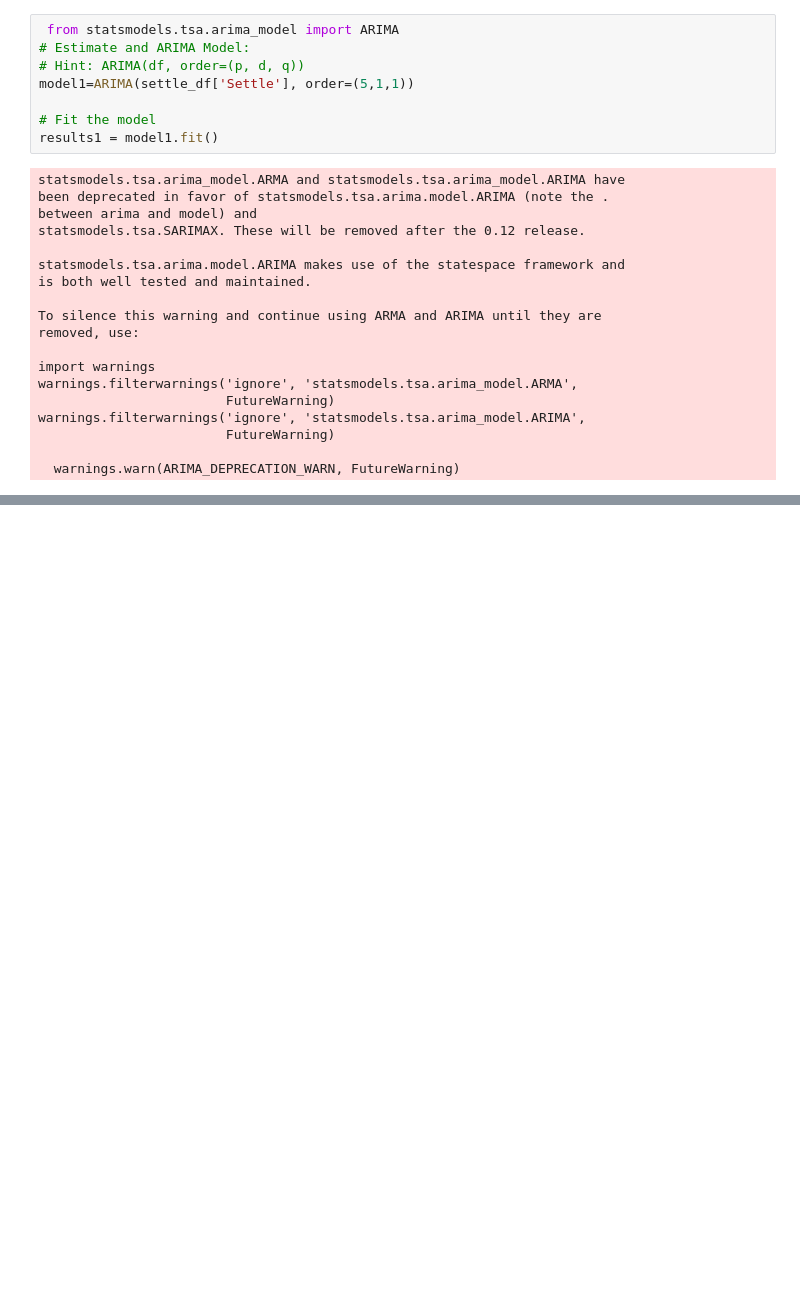
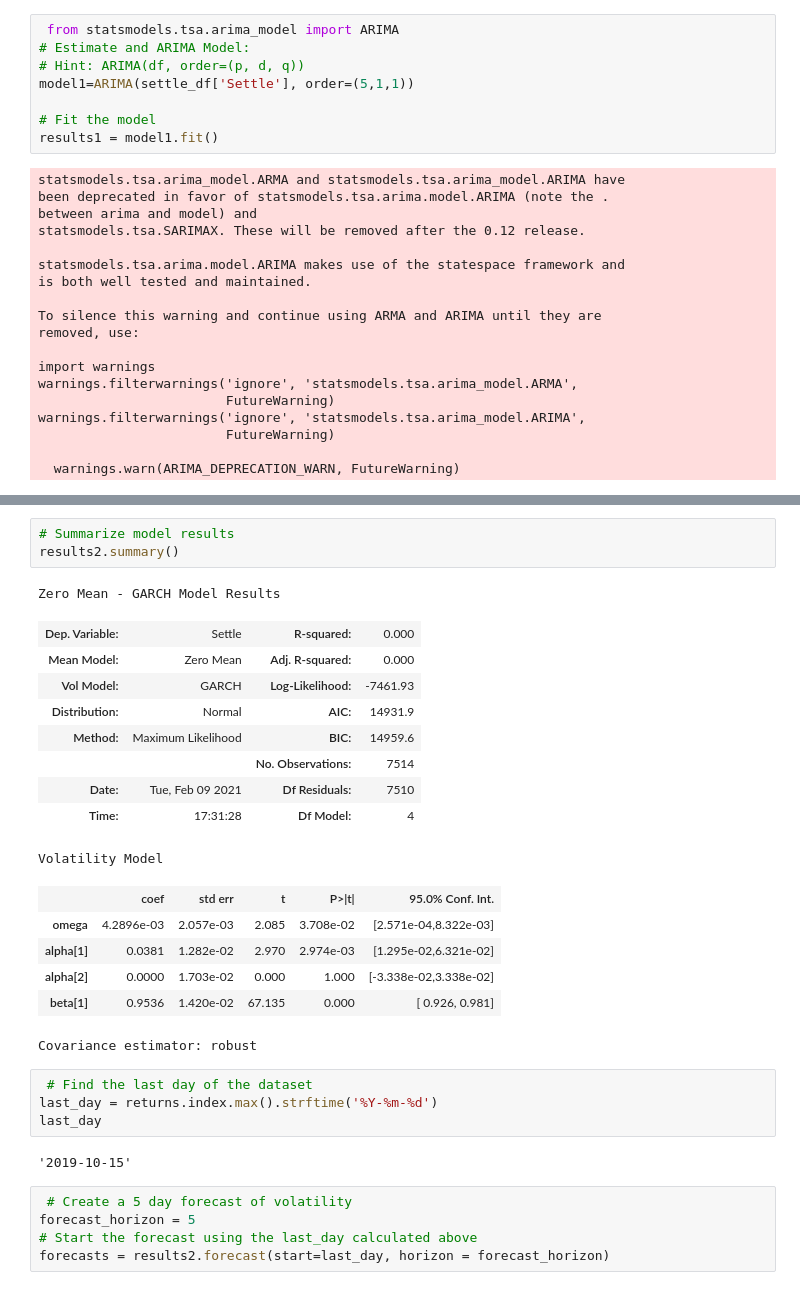
Before and after one commit to maxla777/Time-series, a Jupyter notebook: time_series_analysis.ipynb, the cells around one changed output, grey strips where cells are left out. Cells and saved outputs as stored; diff of their text form; blank space fills up the shorter version.

Commit message:
finished time-series notebook

```diff
--- a/time_series_analysis.ipynb
+++ b/time_series_analysis.ipynb
@@ -215,0 +236,31 @@ Roots
+# %%
+# Summarize model results
+results2.summary()
+# %% [output]
+Zero Mean - GARCH Model Results
+| Dep. Variable: | Settle | R-squared: | 0.000 |
+| Mean Model: | Zero Mean | Adj. R-squared: | 0.000 |
+| Vol Model: | GARCH | Log-Likelihood: | -7461.93 |
+| Distribution: | Normal | AIC: | 14931.9 |
+| Method: | Maximum Likelihood | BIC: | 14959.6 |
+|  |  | No. Observations: | 7514 |
+| Date: | Tue, Feb 09 2021 | Df Residuals: | 7510 |
+| Time: | 17:31:28 | Df Model: | 4 |
+Volatility Model
+|  | coef | std err | t | P>|t| | 95.0% Conf. Int. |
+| omega | 4.2896e-03 | 2.057e-03 | 2.085 | 3.708e-02 | [2.571e-04,8.322e-03] |
+| alpha[1] | 0.0381 | 1.282e-02 | 2.970 | 2.974e-03 | [1.295e-02,6.321e-02] |
+| alpha[2] | 0.0000 | 1.703e-02 | 0.000 | 1.000 | [-3.338e-02,3.338e-02] |
+| beta[1] | 0.9536 | 1.420e-02 | 67.135 | 0.000 | [ 0.926, 0.981] |
+Covariance estimator: robust
+# %%
+ # Find the last day of the dataset
+last_day = returns.index.max().strftime('%Y-%m-%d')
+last_day
+# %% [output]
+'2019-10-15'
+# %%
+ # Create a 5 day forecast of volatility
+forecast_horizon = 5
+# Start the forecast using the last_day calculated above
+forecasts = results2.forecast(start=last_day, horizon = forecast_horizon)
```
Also changed, not shown: parts of 11 cells of this notebook.
